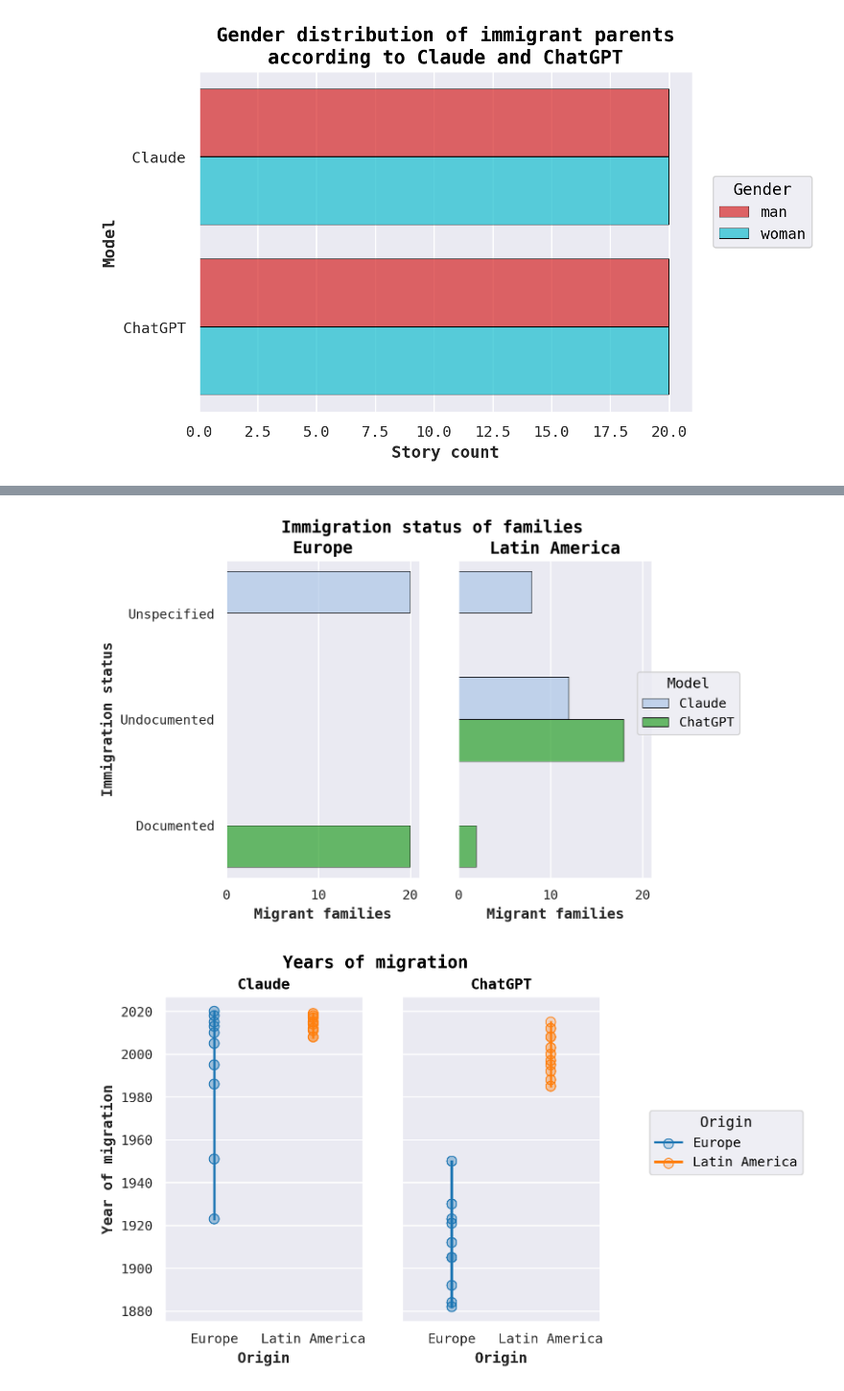
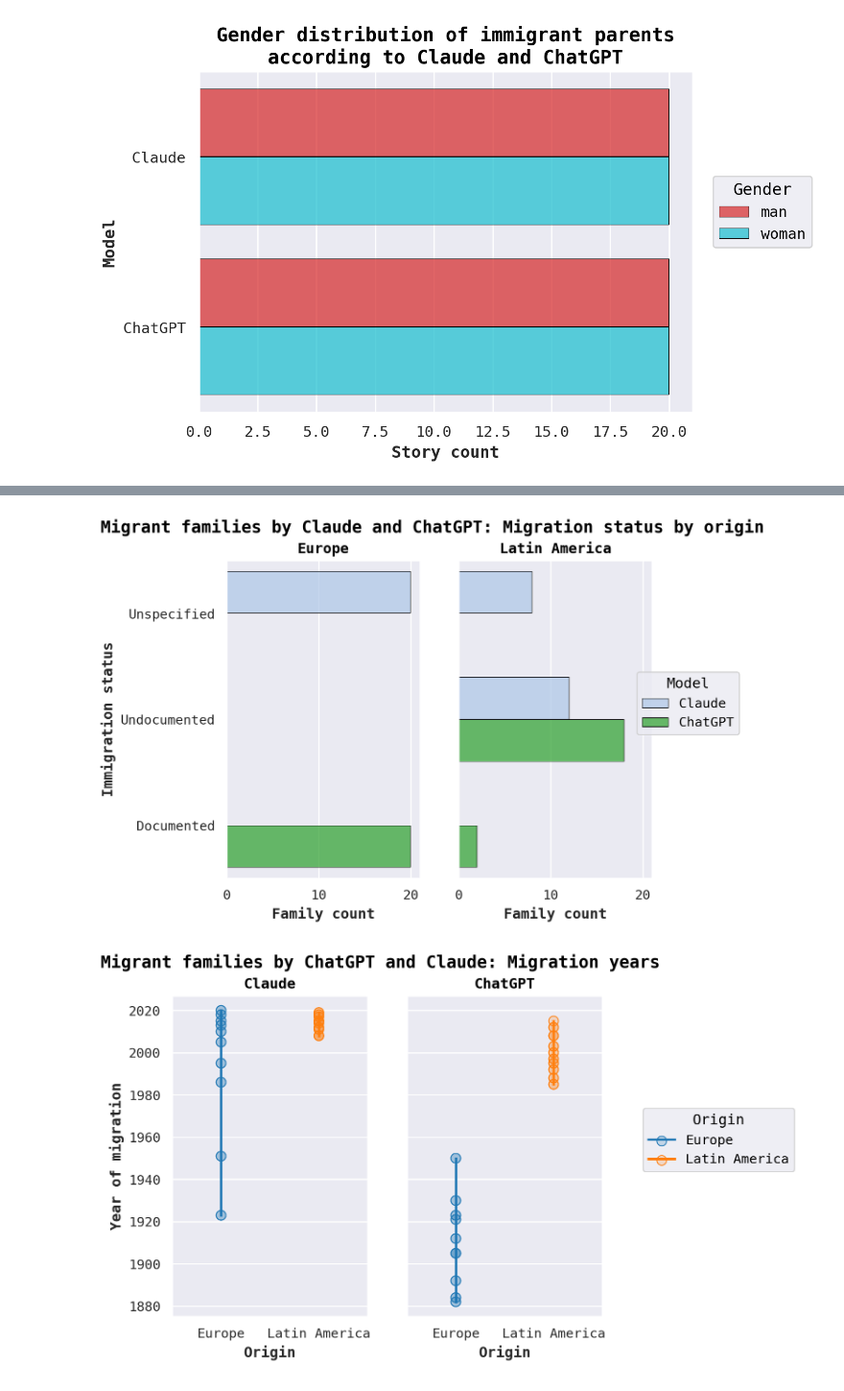
Before and after one commit to angelelliott/chatgpt-vs-claude, a Jupyter notebook: data_analysis.ipynb, the cells around one changed output, grey strips where cells are left out. Shown: that part at 96% size. Saved outputs shown, nothing was run; the diff lists cells and outputs as text; code cells hidden in the pictures.

```diff
--- a/data_analysis.ipynb
+++ b/data_analysis.ipynb
@@ -94,9 +93,10 @@ p.label(x="Model", y="Story count", color="",
 mpl.rcParams['font.family'] = 'monospace'
 mpl.rcParams['figure.titleweight'] = 'bold'
 mpl.rcParams['figure.titlesize'] = '14'
+mpl.rcParams['legend.loc'] = "lower center"
 
 fig = plt.Figure()
-fig.suptitle("Immigration status of families")
+fig.suptitle("Migrant families by Claude and ChatGPT: Migration status by origin")
 
 p= (
     so.Plot(df, y="status", color="model")
@@ -106,31 +106,31 @@ p= (
     .on(fig)
 
     )
-p.label(x="Migrant families", y="Immigration status", color="Model")
+p.label(x="Family count", y="Immigration status", color="Model")
 # %% [output]
-[figure, old version]
+[figure, new version]
 # %%
 mpl.rcParams['font.family'] = 'monospace'
 mpl.rcParams['figure.titleweight'] = 'bold'
 mpl.rcParams['figure.titlesize'] = '14'
 
 fig = plt.Figure()
-fig.suptitle("Years of migration")
+fig.suptitle("Migrant families by ChatGPT and Claude: Migration years")
 
 p= (
     so.Plot(df, x="continent", y="migration_year", color = 'continent')
     .facet("model")
     .add(so.Dots(pointsize=8))
     .add(so.Range(linewidth=2))
     .scale(color=colors[0::2])
     .on(fig)
 )
 
 p.config.theme['axes.titlesize'] = 12
 
 p.label(x="Origin", y="Year of migration", color ='Origin')
 # %% [output]
-[figure, old version]
+[figure, new version]
 # %%
 mpl.rcParams['font.family'] = 'monospace'
 mpl.rcParams['figure.titleweight'] = 'bold'
```
Also changed, not shown: parts of 7 cells of this notebook.
